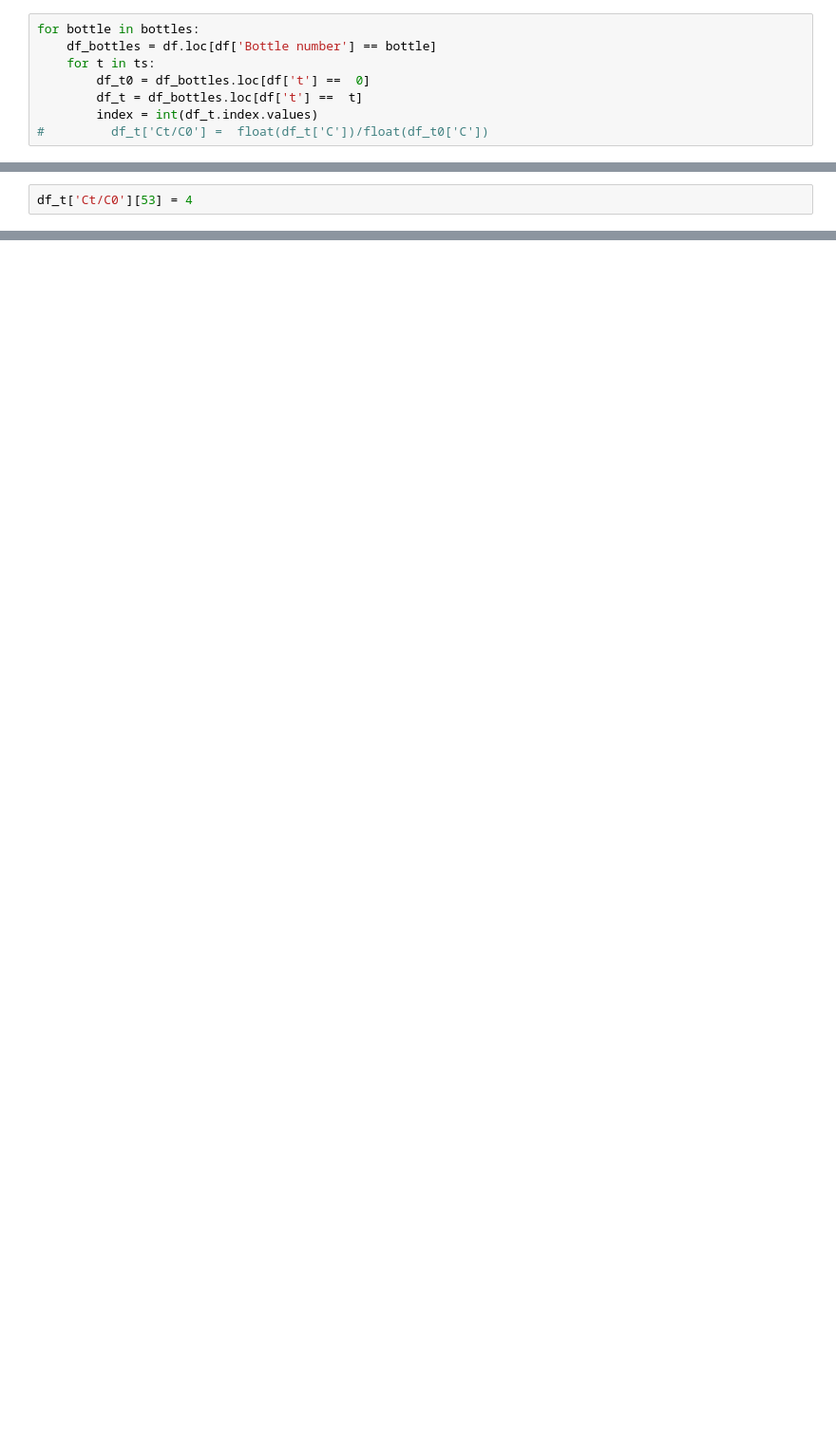
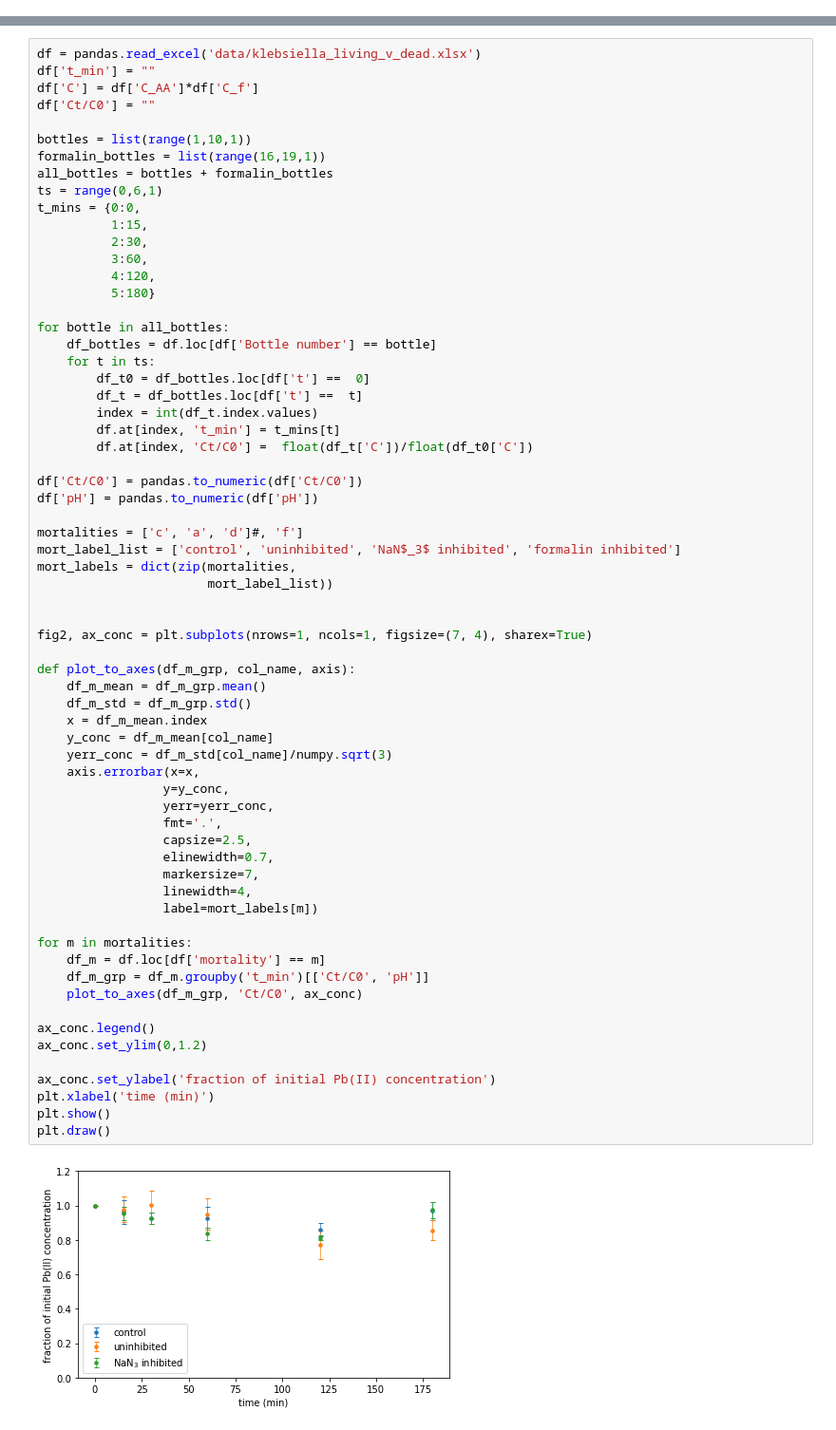
Before and after one commit to brandonvanveen/bacteria-adsorption, a Jupyter notebook: Regression/Kinetics/Klebsiella living vs dead.ipynb, the cells around one changed output, grey strips where cells are left out. Shown: that part at 95% size. Saved outputs shown, nothing was run; the diff lists cells and outputs as text; blank space fills up the shorter version.

```diff
--- a/Regression/Kinetics/Klebsiella living vs dead.ipynb
+++ b/Regression/Kinetics/Klebsiella living vs dead.ipynb
@@ -13,8 +2,0 @@ ts = range(1,6,1)
-# %%
-for bottle in bottles:
-    df_bottles = df.loc[df['Bottle number'] == bottle]
-    for t in ts:
-        df_t0 = df_bottles.loc[df['t'] ==  0]
-        df_t = df_bottles.loc[df['t'] ==  t]
-        index = int(df_t.index.values)
-#         df_t['Ct/C0'] =  float(df_t['C'])/float(df_t0['C'])
@@ -25,2 +2,0 @@ float(df_t['C'])
-# %%
-df_t['Ct/C0'][53] = 4
@@ -37,0 +80,67 @@ index
+# %%
+df = pandas.read_excel('data/klebsiella_living_v_dead.xlsx')
+df['t_min'] = ""
+df['C'] = df['C_AA']*df['C_f']
+df['Ct/C0'] = ""
+
+bottles = list(range(1,10,1))
+formalin_bottles = list(range(16,19,1))
+all_bottles = bottles + formalin_bottles
+ts = range(0,6,1)
+t_mins = {0:0,
+          1:15,
+          2:30,
+          3:60,
+          4:120,
+          5:180}
+
+for bottle in all_bottles:
+    df_bottles = df.loc[df['Bottle number'] == bottle]
+    for t in ts:
+        df_t0 = df_bottles.loc[df['t'] ==  0]
+        df_t = df_bottles.loc[df['t'] ==  t]
+        index = int(df_t.index.values)
+        df.at[index, 't_min'] = t_mins[t]
+        df.at[index, 'Ct/C0'] =  float(df_t['C'])/float(df_t0['C'])
+
+df['Ct/C0'] = pandas.to_numeric(df['Ct/C0'])
+df['pH'] = pandas.to_numeric(df['pH'])
+
+mortalities = ['c', 'a', 'd']#, 'f']
+mort_label_list = ['control', 'uninhibited', 'NaN$_3$ inhibited', 'formalin inhibited']
+mort_labels = dict(zip(mortalities,
+                       mort_label_list))
+
+
+fig2, ax_conc = plt.subplots(nrows=1, ncols=1, figsize=(7, 4), sharex=True)
+
+def plot_to_axes(df_m_grp, col_name, axis):
+    df_m_mean = df_m_grp.mean()
+    df_m_std = df_m_grp.std()
+    x = df_m_mean.index
+    y_conc = df_m_mean[col_name]
+    yerr_conc = df_m_std[col_name]/numpy.sqrt(3)
+    axis.errorbar(x=x,
+                 y=y_conc,
+                 yerr=yerr_conc,
+                 fmt='.',
+                 capsize=2.5,
+                 elinewidth=0.7,
+                 markersize=7,
+                 linewidth=4,
+                 label=mort_labels[m])
+
+for m in mortalities:
+    df_m = df.loc[df['mortality'] == m]
+    df_m_grp = df_m.groupby('t_min')[['Ct/C0', 'pH']]
+    plot_to_axes(df_m_grp, 'Ct/C0', ax_conc)
+
+ax_conc.legend()
+ax_conc.set_ylim(0,1.2)
+
+ax_conc.set_ylabel('fraction of initial Pb(II) concentration')
+plt.xlabel('time (min)')
+plt.show()
+plt.draw()
+# %% [output]
+[figure, added]
```
Also changed, not shown: parts of 15 cells of this notebook, 12 other files.
